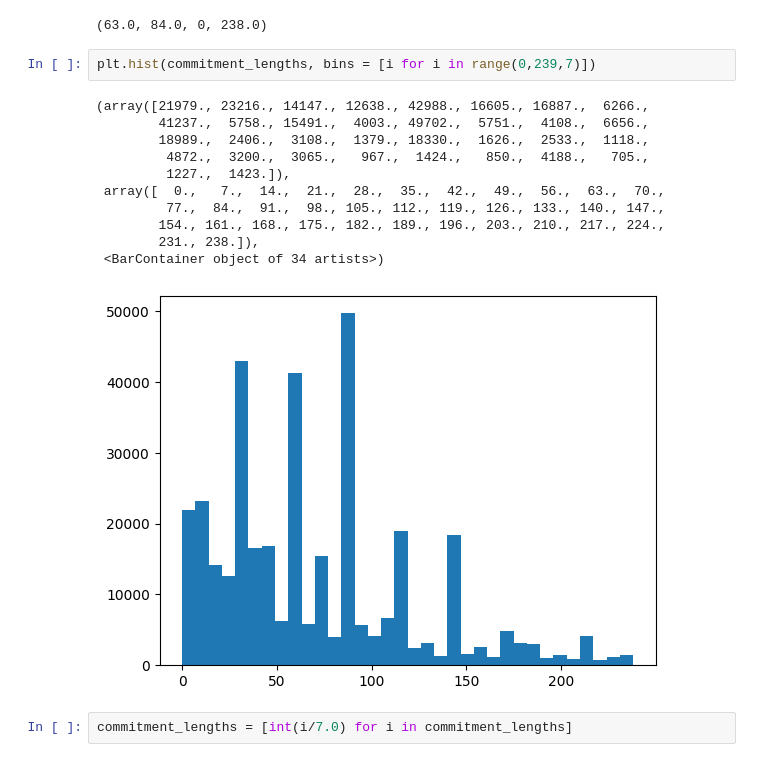
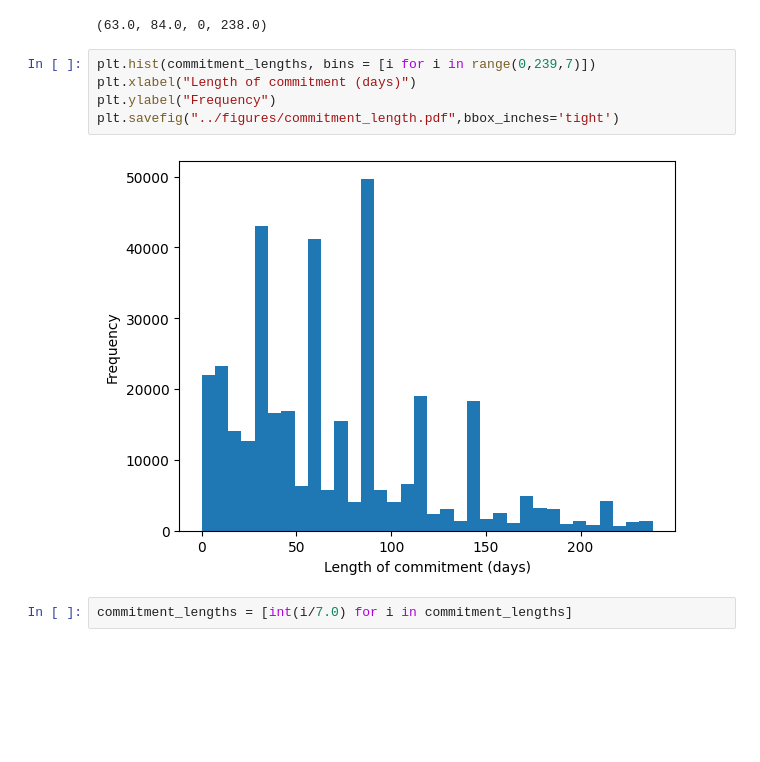
Before and after one commit to Hitkul/Put-Your-Money-Where-Your-Mouth-Is, a Jupyter notebook: analysis/Summary.ipynb, the cells around one changed output. Cells and saved outputs as stored; diff of their text form; blank space fills up the shorter version.

```diff
--- a/analysis/Summary.ipynb
+++ b/analysis/Summary.ipynb
@@ -529,18 +541,11 @@ median, IQR, low_lim, up_lim
 (63.0, 84.0, 0, 238.0)
 # %%
 plt.hist(commitment_lengths, bins = [i for i in range(0,239,7)])
+plt.xlabel("Length of commitment (days)")
+plt.ylabel("Frequency")
+plt.savefig("../figures/commitment_length.pdf",bbox_inches='tight')
 # %% [output]
-(array([21979., 23216., 14147., 12638., 42988., 16605., 16887.,  6266.,
-        41237.,  5758., 15491.,  4003., 49702.,  5751.,  4108.,  6656.,
-        18989.,  2406.,  3108.,  1379., 18330.,  1626.,  2533.,  1118.,
-         4872.,  3200.,  3065.,   967.,  1424.,   850.,  4188.,   705.,
-         1227.,  1423.]),
- array([  0.,   7.,  14.,  21.,  28.,  35.,  42.,  49.,  56.,  63.,  70.,
-         77.,  84.,  91.,  98., 105., 112., 119., 126., 133., 140., 147.,
-        154., 161., 168., 175., 182., 189., 196., 203., 210., 217., 224.,
-        231., 238.]),
- <BarContainer object of 34 artists>)
-[figure, old version]
+[figure, new version]
 # %%
 commitment_lengths = [int(i/7.0) for i in commitment_lengths]
 # %%
```
Also changed, not shown: parts of 18 cells of this notebook.
